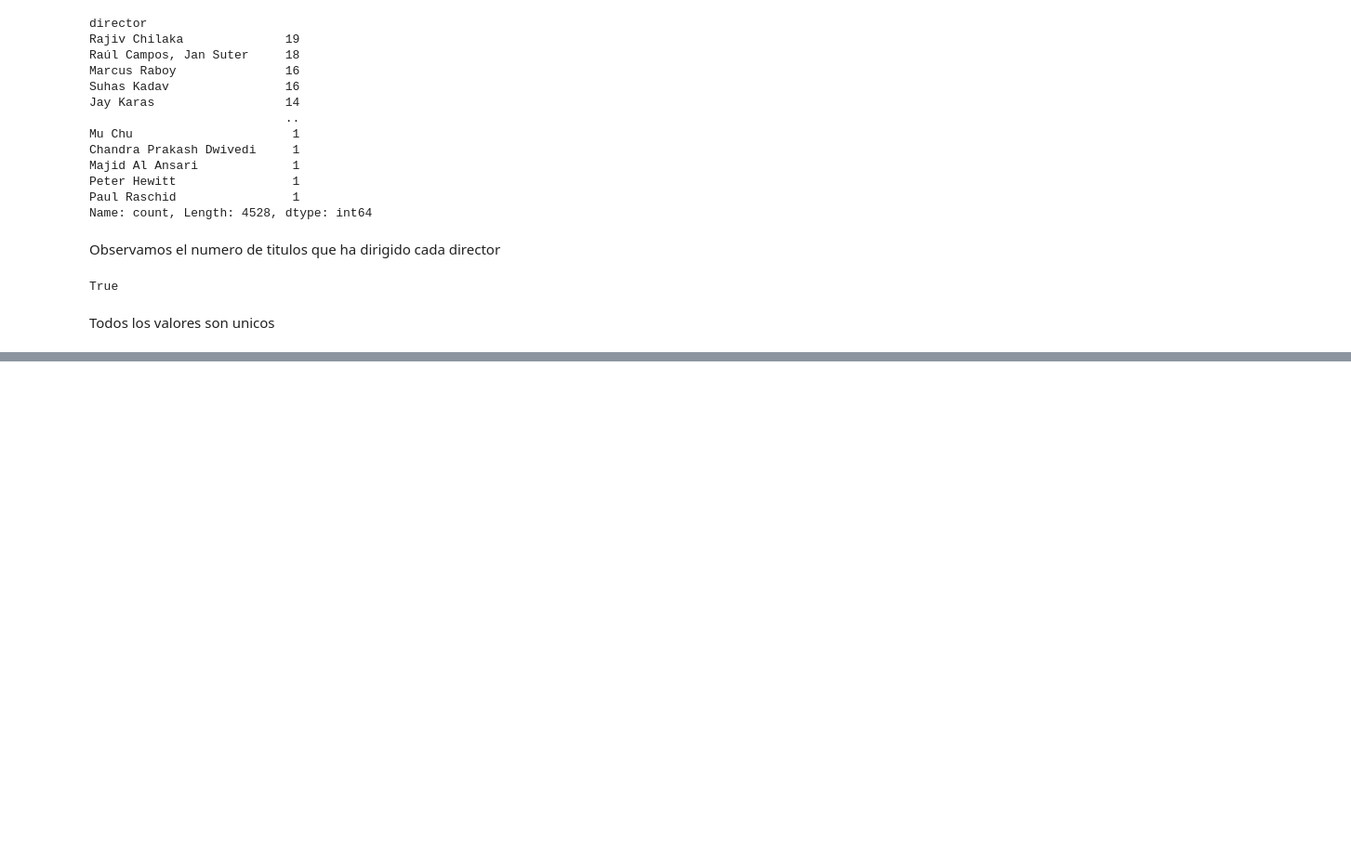
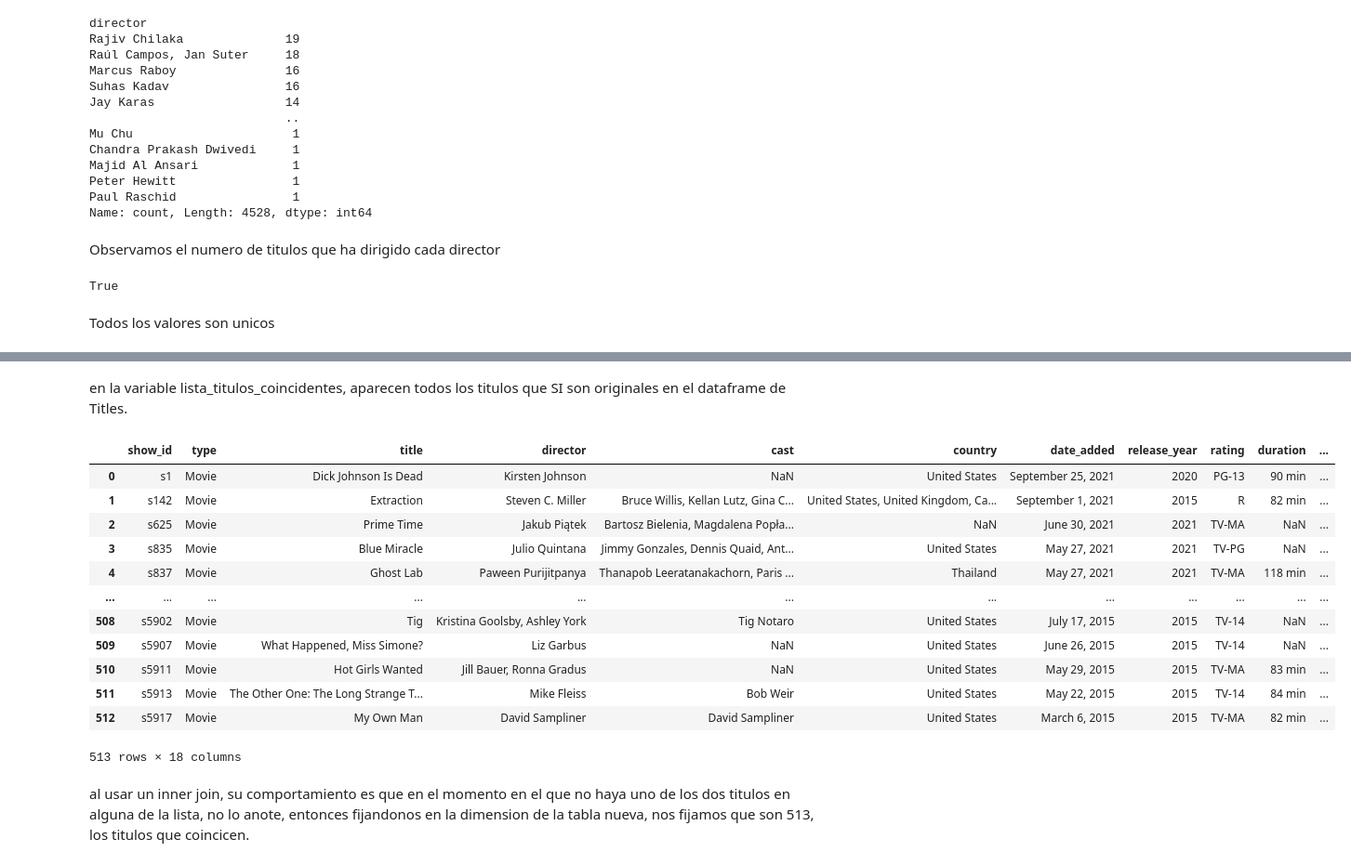
Before and after one commit to Cucks13/laboratorio-modulo2-leccion02-eda-union, a Jupyter notebook: laboratorio-modulo2-leccion02-eda-union.ipynb, the cells around one changed output, grey strips where cells are left out. Shown at 93% size. Drawn from its saved outputs; the diff is of its cells as text; code cells hidden in the pictures; blank space fills up the shorter version.

```diff
--- a/laboratorio-modulo2-leccion02-eda-union.ipynb
+++ b/laboratorio-modulo2-leccion02-eda-union.ipynb
@@ -398,0 +446,21 @@ Todos los valores son unicos
+# %% [markdown]
+en la variable lista_titulos_coincidentes, aparecen todos los titulos que SI son originales en el dataframe de Titles.
+# %%
+df_concat = df_ntitles.merge(df_noriginals, how="inner", right_on="Title", left_on="title")
+display(df_concat)
+# %% [output]
+|  | show_id | type | title | director | cast | country | date_added | release_year | rating | duration | ... |
+| 0 | s1 | Movie | Dick Johnson Is Dead | Kirsten Johnson | NaN | United States | September 25, 2021 | 2020 | PG-13 | 90 min | ... |
+| 1 | s142 | Movie | Extraction | Steven C. Miller | Bruce Willis, Kellan Lutz, Gina C... | United States, United Kingdom, Ca... | September 1, 2021 | 2015 | R | 82 min | ... |
+| 2 | s625 | Movie | Prime Time | Jakub Piątek | Bartosz Bielenia, Magdalena Popła... | NaN | June 30, 2021 | 2021 | TV-MA | NaN | ... |
+| 3 | s835 | Movie | Blue Miracle | Julio Quintana | Jimmy Gonzales, Dennis Quaid, Ant... | United States | May 27, 2021 | 2021 | TV-PG | NaN | ... |
+| 4 | s837 | Movie | Ghost Lab | Paween Purijitpanya | Thanapob Leeratanakachorn, Paris ... | Thailand | May 27, 2021 | 2021 | TV-MA | 118 min | ... |
+| ... | ... | ... | ... | ... | ... | ... | ... | ... | ... | ... | ... |
+| 508 | s5902 | Movie | Tig | Kristina Goolsby, Ashley York | Tig Notaro | United States | July 17, 2015 | 2015 | TV-14 | NaN | ... |
+| 509 | s5907 | Movie | What Happened, Miss Simone? | Liz Garbus | NaN | United States | June 26, 2015 | 2015 | TV-14 | NaN | ... |
+| 510 | s5911 | Movie | Hot Girls Wanted | Jill Bauer, Ronna Gradus | NaN | United States | May 29, 2015 | 2015 | TV-MA | 83 min | ... |
+| 511 | s5913 | Movie | The Other One: The Long Strange T... | Mike Fleiss | Bob Weir | United States | May 22, 2015 | 2015 | TV-14 | 84 min | ... |
+| 512 | s5917 | Movie | My Own Man | David Sampliner | David Sampliner | United States | March 6, 2015 | 2015 | TV-MA | 82 min | ... |
+513 rows × 18 columns
+# %% [markdown]
+al usar un inner join, su comportamiento es que en el momento en el que no haya uno de los dos titulos en alguna de la lista, no lo anote, entonces fijandonos en la dimension de la tabla nueva, nos fijamos que son 513, los titulos que coincicen.
```
Also changed, not shown: parts of 3 cells of this notebook.
